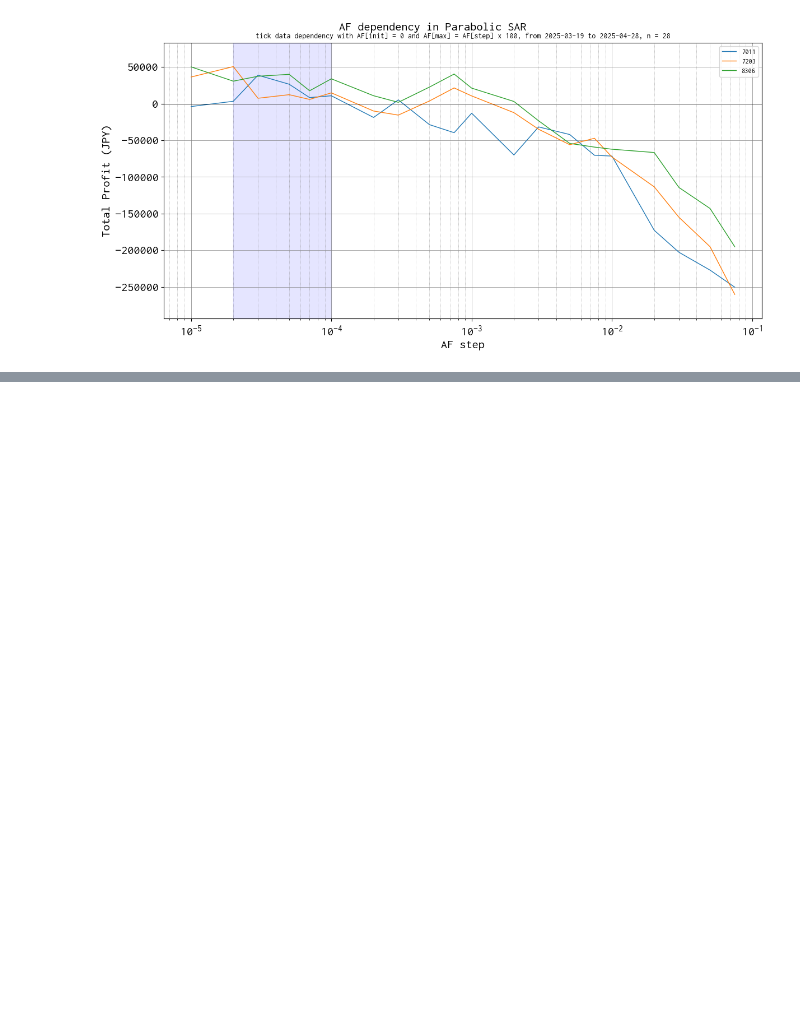
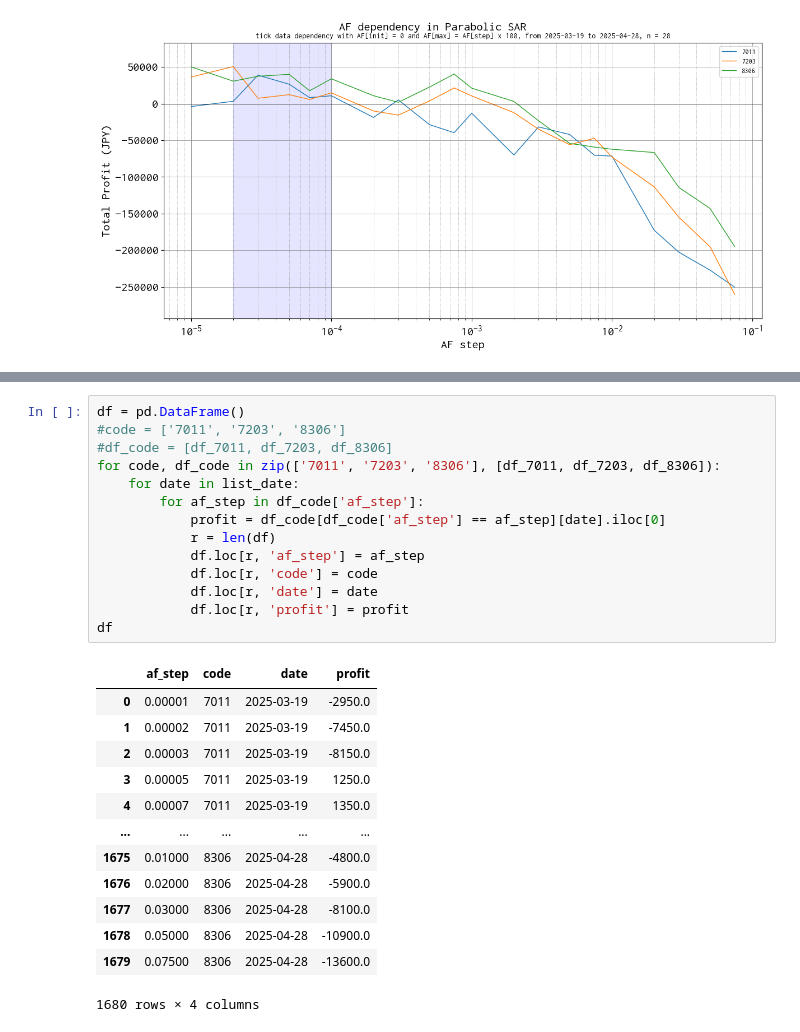
Before and after one commit to bitwalk123/day_trade_simulator, a Jupyter notebook: jupyter/study_203_AF_aggregation.ipynb, the cells around one changed output, grey strips where cells are left out. Cells and saved outputs as stored; diff of their text form; blank space fills up the shorter version.

```diff
--- a/jupyter/study_203_AF_aggregation.ipynb
+++ b/jupyter/study_203_AF_aggregation.ipynb
@@ -178,0 +187,28 @@ plt.show()
+# %%
+df = pd.DataFrame()
+#code = ['7011', '7203', '8306']
+#df_code = [df_7011, df_7203, df_8306]
+for code, df_code in zip(['7011', '7203', '8306'], [df_7011, df_7203, df_8306]):
+    for date in list_date:
+        for af_step in df_code['af_step']:
+            profit = df_code[df_code['af_step'] == af_step][date].iloc[0]
+            r = len(df)
+            df.loc[r, 'af_step'] = af_step
+            df.loc[r, 'code'] = code
+            df.loc[r, 'date'] = date
+            df.loc[r, 'profit'] = profit
+df
+# %% [output]
+|  | af_step | code | date | profit |
+| 0 | 0.00001 | 7011 | 2025-03-19 | -2950.0 |
+| 1 | 0.00002 | 7011 | 2025-03-19 | -7450.0 |
+| 2 | 0.00003 | 7011 | 2025-03-19 | -8150.0 |
+| 3 | 0.00005 | 7011 | 2025-03-19 | 1250.0 |
+| 4 | 0.00007 | 7011 | 2025-03-19 | 1350.0 |
+| ... | ... | ... | ... | ... |
+| 1675 | 0.01000 | 8306 | 2025-04-28 | -4800.0 |
+| 1676 | 0.02000 | 8306 | 2025-04-28 | -5900.0 |
+| 1677 | 0.03000 | 8306 | 2025-04-28 | -8100.0 |
+| 1678 | 0.05000 | 8306 | 2025-04-28 | -10900.0 |
+| 1679 | 0.07500 | 8306 | 2025-04-28 | -13600.0 |
+1680 rows × 4 columns
```
Also changed, not shown: parts of 4 cells of this notebook, 3 other files.
